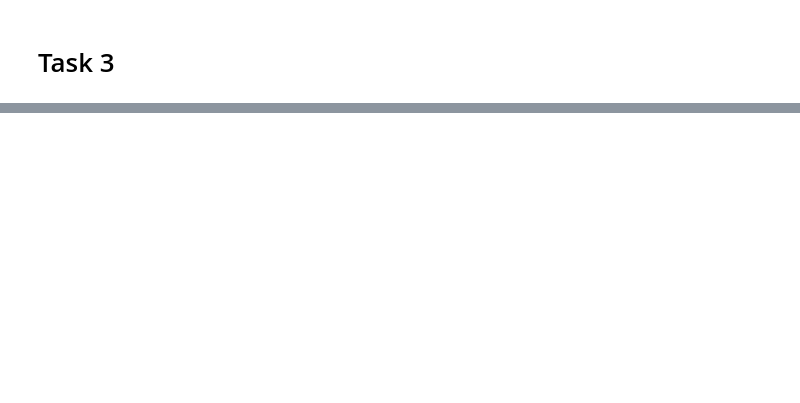
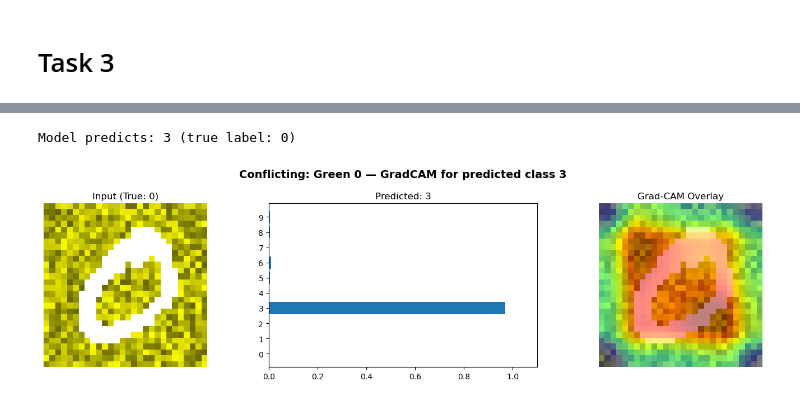
Before and after one commit to Harith-Y/PreCog-CV-Task, a Jupyter notebook: CV-Task2.ipynb, the cells around one changed output, grey strips where cells are left out. Saved outputs shown, nothing was run; the diff lists cells and outputs as text; code cells hidden in the pictures; blank space fills up the shorter version.

```diff
--- a/CV-Task2.ipynb
+++ b/CV-Task2.ipynb
@@ -806,0 +931,15 @@ plt.show()
+# %%
+yellow_0 = make_colored_digit(digit_label=0, bg_color_rgb=color_digit_map[3])  # Yellow bg
+
+# GradCAM for the model's predicted class (likely 1 due to green)
+model.eval()
+with torch.no_grad():
+    pred = model(green_0.unsqueeze(0).to(device))
+    pred_class = pred.argmax(dim=1).item()
+print(f"Model predicts: {pred_class} (true label: 0)")
+
+# Show GradCAM for the predicted class
+run_gradcam(model, green_0, target_class=pred_class, target_layer=model.conv3, true_label=0, title=f"Conflicting: Green 0 — GradCAM for predicted class {pred_class}")
+# %% [output]
+Model predicts: 3 (true label: 0)
+[figure, added]
```
Also changed, not shown: parts of 26 cells of this notebook.
